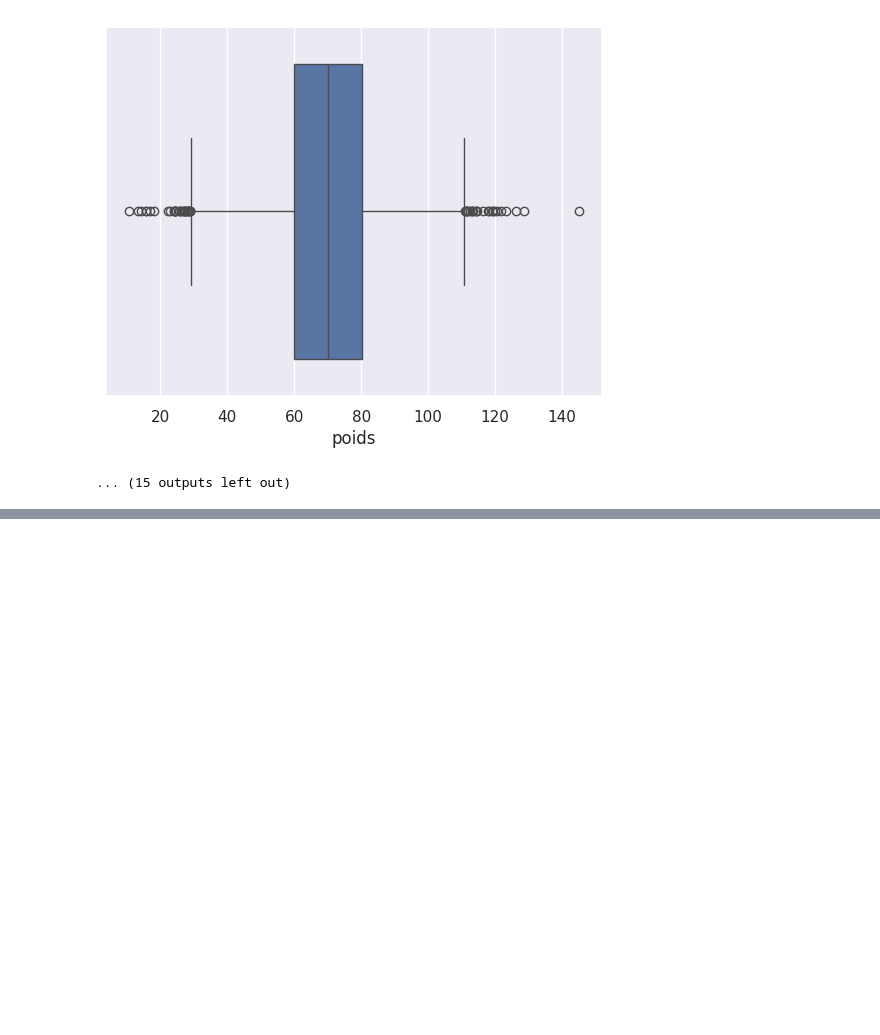
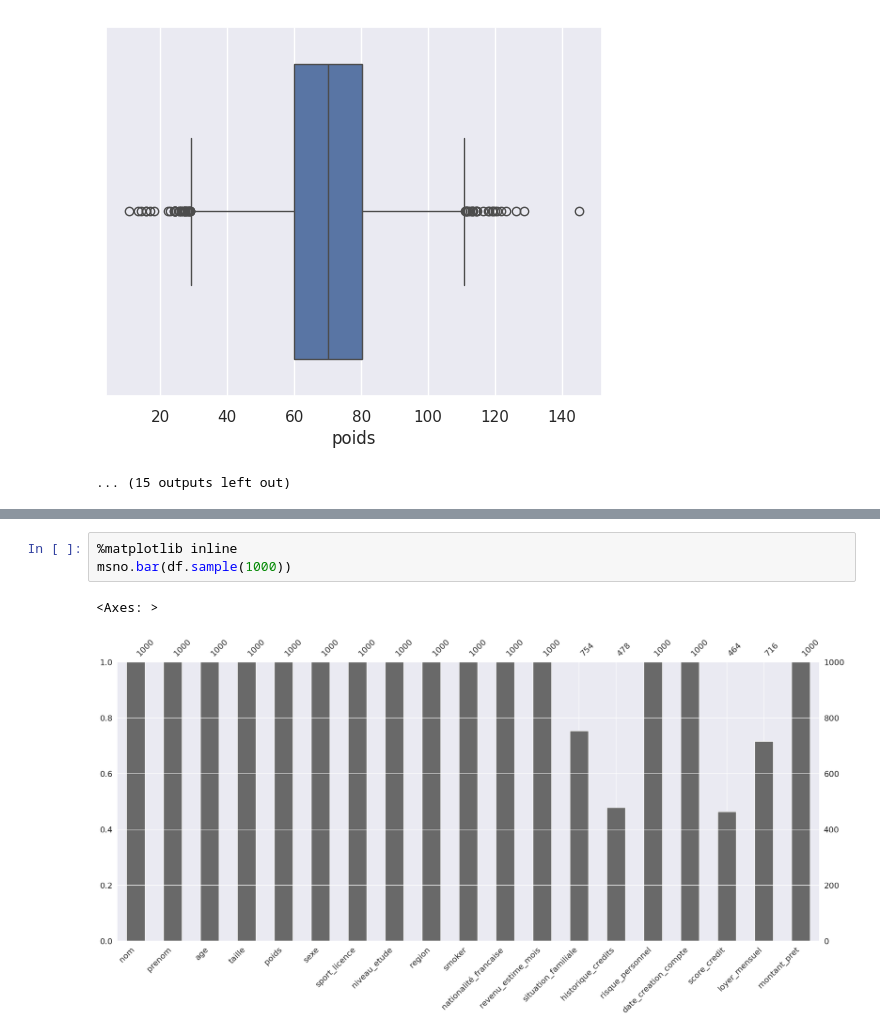
Before and after one commit to ThomasHtn/data-cleaner, a Jupyter notebook: notebook.ipynb, the cells around one changed output, grey strips where cells are left out. Saved outputs shown, nothing was run; the diff lists cells and outputs as text; blank space fills up the shorter version.

```diff
--- a/notebook.ipynb
+++ b/notebook.ipynb
@@ -66,0 +87,6 @@ BOXPLOT : poids
+# %%
+%matplotlib inline
+msno.bar(df.sample(1000))
+# %% [output]
+<Axes: >
+[figure, added]
```
Also changed, not shown: parts of 7 cells of this notebook, 3 other files.
